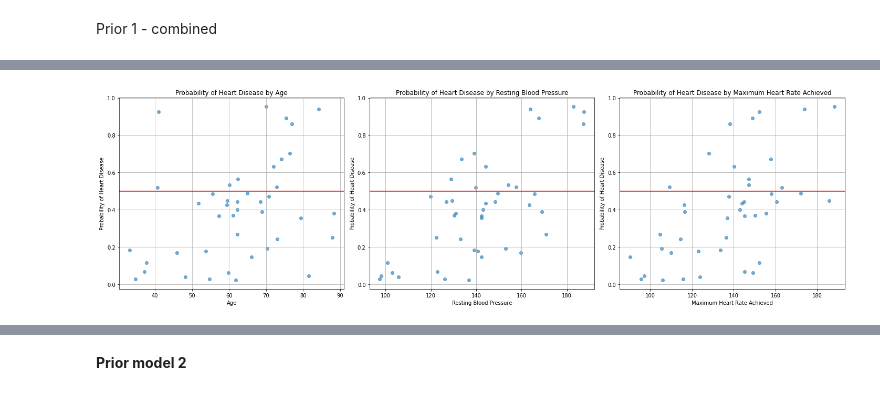
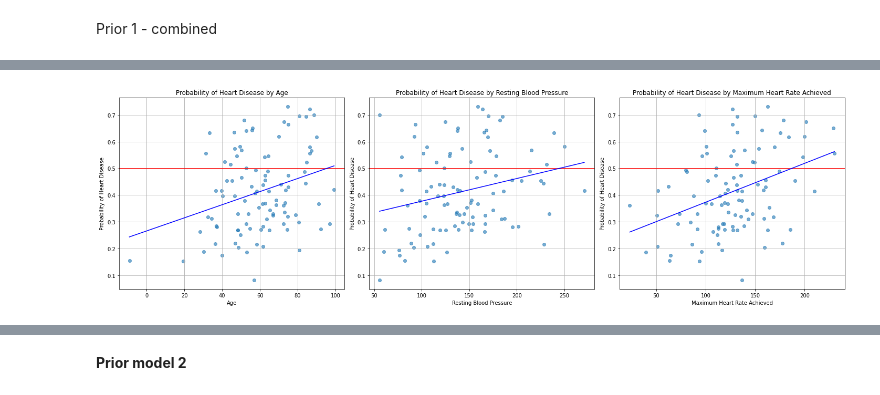
Before and after one commit to wasikjakub/bayesian-heart-disease-prediction, a Jupyter notebook: prior.ipynb, the cells around one changed output, grey strips where cells are left out. Saved outputs shown, nothing was run; the diff lists cells and outputs as text; code cells hidden in the pictures.

```diff
--- a/prior.ipynb
+++ b/prior.ipynb
@@ -137,7 +138,7 @@ plt.show()
 Prior 1 - combined
 # %%
 model1 = CmdStanModel(stan_file='prior_combined1.stan')
-sim = model1.sample(iter_sampling=50,
+sim = model1.sample(iter_sampling=100,
                         iter_warmup=1000,
                         chains=1,
                         seed=242522,)
@@ -159,34 +152,56 @@ Consider re-running with show_console=True if the above output is unclear!
 # %%
 fig, axs = plt.subplots(1, 3, figsize=(20, 6))
 
 # First subplot
-axs[0].scatter(prior_model1['age'], prior_model1['combined_heart_disease_prob'], alpha=0.6)
+x_age = prior_model1['age']
+y_prob = prior_model1['combined_heart_disease_prob']
+axs[0].scatter(x_age, y_prob, alpha=0.6)
 axs[0].axhline(y=0.5, color='red', linestyle='-')
+
+# Compute regression line
+coeffs = np.polyfit(x_age, y_prob, 1)
+x_range = np.linspace(x_age.min(), x_age.max(), 100)
+axs[0].plot(x_range, np.polyval(coeffs, x_range), color='blue', linestyle='-')
+
 axs[0].set_xlabel('Age')
 axs[0].set_ylabel('Probability of Heart Disease')
 axs[0].set_title('Probability of Heart Disease by Age')
 axs[0].grid(True)
 
 # Second subplot
-axs[1].scatter(prior_model1['bps'], prior_model1['combined_heart_disease_prob'], alpha=0.6)
+x_bps = prior_model1['bps']
+axs[1].scatter(x_bps, y_prob, alpha=0.6)
 axs[1].axhline(y=0.5, color='red', linestyle='-')
+
+# Compute regression line
+coeffs = np.polyfit(x_bps, y_prob, 1)
+x_range = np.linspace(x_bps.min(), x_bps.max(), 100)
+axs[1].plot(x_range, np.polyval(coeffs, x_range), color='blue', linestyle='-')
+
 axs[1].set_xlabel('Resting Blood Pressure')
 axs[1].set_ylabel('Probability of Heart Disease')
 axs[1].set_title('Probability of Heart Disease by Resting Blood Pressure')
 axs[1].grid(True)
 
 # Third subplot
-axs[2].scatter(prior_model1['thalach'], prior_model1['combined_heart_disease_prob'], alpha=0.6)
+x_thalach = prior_model1['thalach']
+axs[2].scatter(x_thalach, y_prob, alpha=0.6)
 axs[2].axhline(y=0.5, color='red', linestyle='-')
+
+# Compute regression line
+coeffs = np.polyfit(x_thalach, y_prob, 1)
+x_range = np.linspace(x_thalach.min(), x_thalach.max(), 100)
+axs[2].plot(x_range, np.polyval(coeffs, x_range), color='blue', linestyle='-')
+
 axs[2].set_xlabel('Maximum Heart Rate Achieved')
 axs[2].set_ylabel('Probability of Heart Disease')
 axs[2].set_title('Probability of Heart Disease by Maximum Heart Rate Achieved')
 axs[2].grid(True)
 
 # Adjust layout to prevent overlap
 plt.tight_layout()
 
 # Show the plot
 plt.show()
 # %% [output]
-[figure, old version]
+[figure, new version]
```
Also changed, not shown: parts of 12 cells of this notebook, 4 other files.
